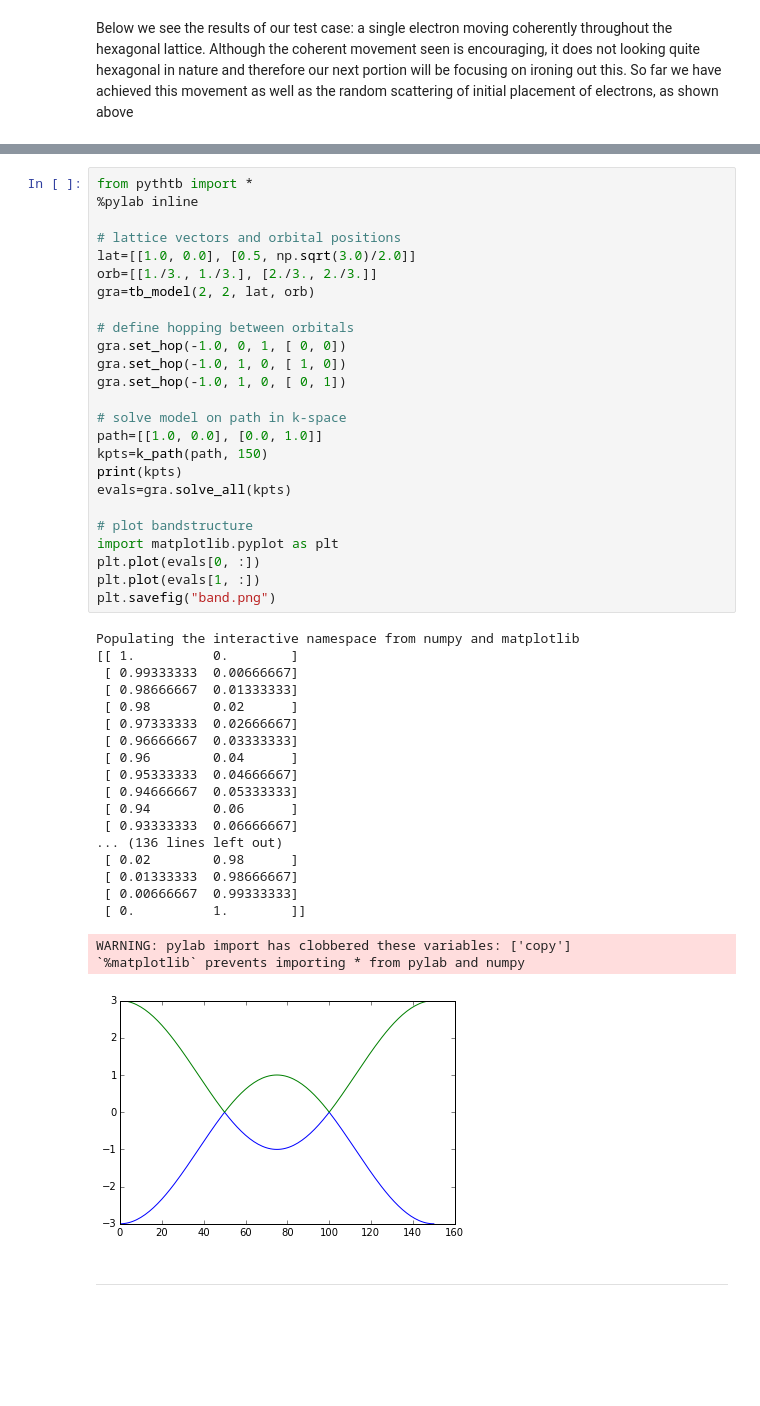
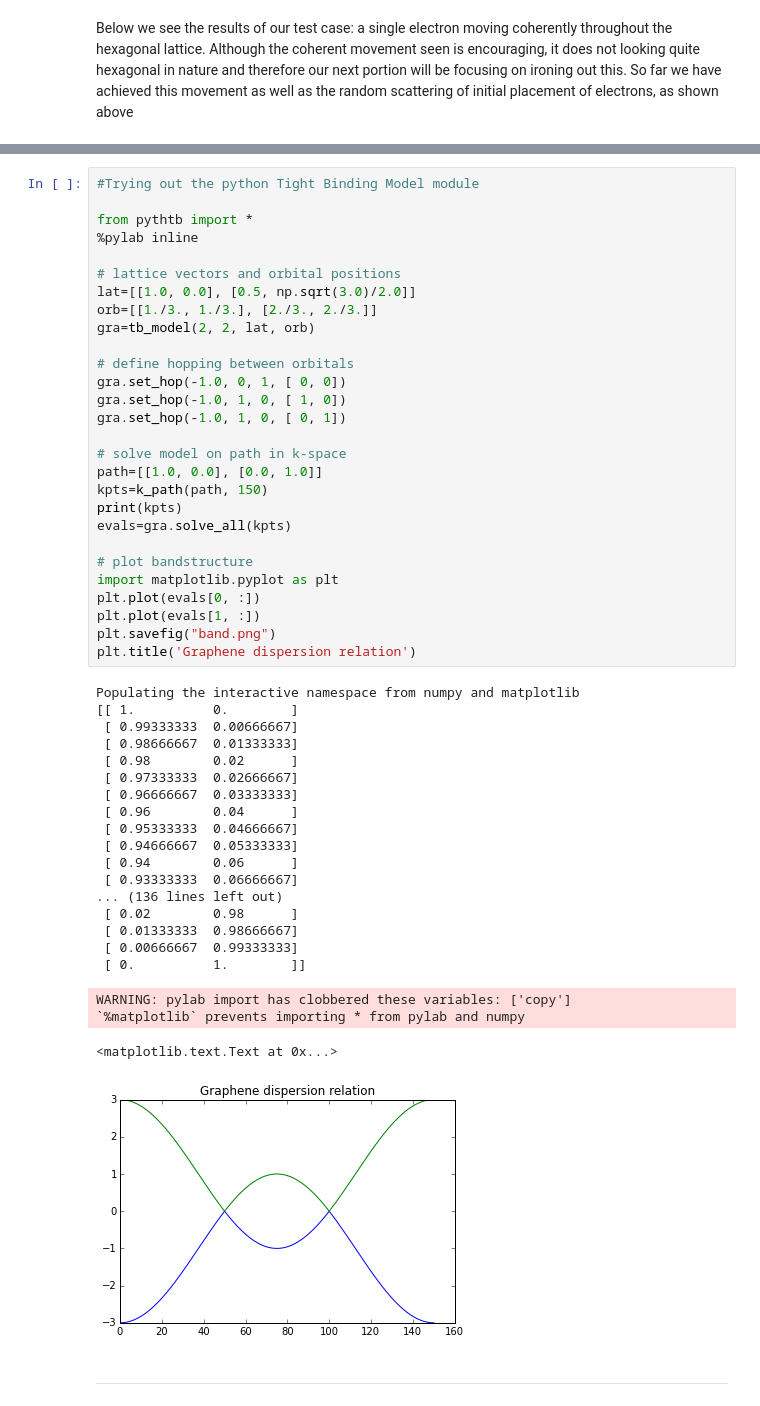
Before and after one commit to dsdhfkjs/SolidStatePhysicsProject, a Jupyter notebook: Untitled.ipynb, the cells around one changed output, grey strips where cells are left out. Saved outputs shown, nothing was run; the diff lists cells and outputs as text; blank space fills up the shorter version.

```diff
--- a/Untitled.ipynb
+++ b/Untitled.ipynb
@@ -214,4 +212,6 @@ print(0%2)
 # %%
+#Trying out the python Tight Binding Model module
+
 from pythtb import *
 %pylab inline
 
@@ -229,34 +229,36 @@ gra.set_hop(-1.0, 1, 0, [ 0, 1])
 path=[[1.0, 0.0], [0.0, 1.0]]
 kpts=k_path(path, 150)
 print(kpts)
 evals=gra.solve_all(kpts)
 
 # plot bandstructure
 import matplotlib.pyplot as plt
 plt.plot(evals[0, :])
 plt.plot(evals[1, :])
 plt.savefig("band.png")
+plt.title('Graphene dispersion relation')
 # %% [output]
 Populating the interactive namespace from numpy and matplotlib
 [[ 1.          0.        ]
  [ 0.99333333  0.00666667]
  [ 0.98666667  0.01333333]
  [ 0.98        0.02      ]
  [ 0.97333333  0.02666667]
  [ 0.96666667  0.03333333]
  [ 0.96        0.04      ]
  [ 0.95333333  0.04666667]
  [ 0.94666667  0.05333333]
  [ 0.94        0.06      ]
  [ 0.93333333  0.06666667]
 ... (136 lines left out)
  [ 0.02        0.98      ]
  [ 0.01333333  0.98666667]
  [ 0.00666667  0.99333333]
  [ 0.          1.        ]]
 WARNING: pylab import has clobbered these variables: ['copy']
 `%matplotlib` prevents importing * from pylab and numpy
+<matplotlib.text.Text at 0x...>
-[figure, old version]
+[figure, new version]
 # %% [markdown]
 _______________________
 # %% [markdown]
```
Also changed, not shown: parts of 38 cells of this notebook.
